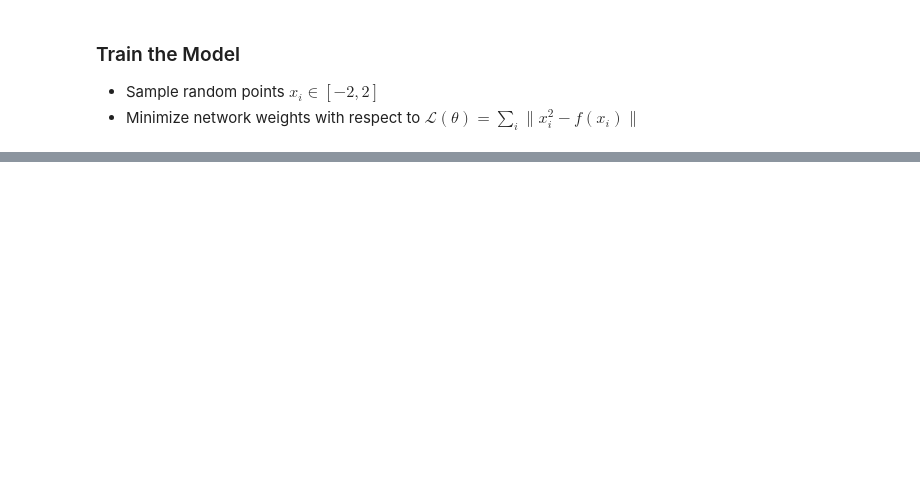
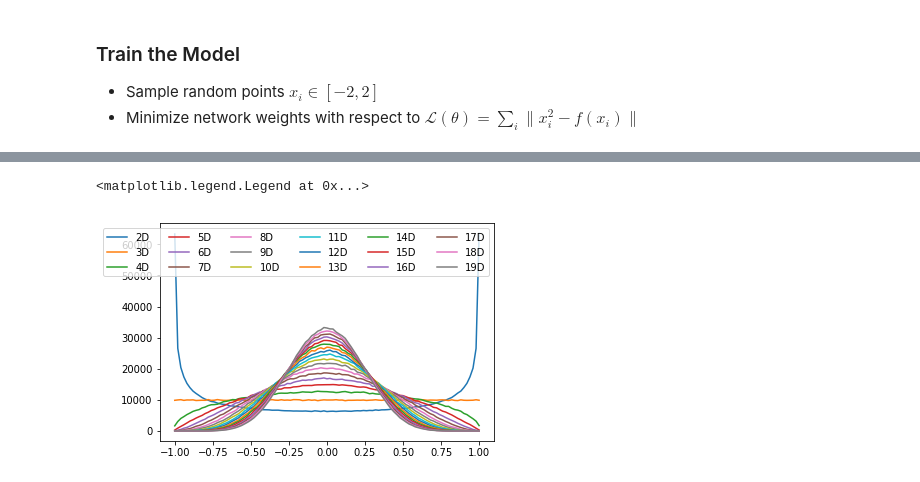
Before and after one commit to kheraAniruddh/Pytorch--Deep-Learning, a Jupyter notebook: TestTorch.ipynb, the cells around one changed output, grey strips where cells are left out. Saved outputs shown, nothing was run; the diff lists cells and outputs as text; code cells hidden in the pictures; blank space fills up the shorter version.

```diff
--- a/TestTorch.ipynb
+++ b/TestTorch.ipynb
@@ -561,0 +649,13 @@ Text(0,0.5,'loss')
+# %%
+bins = 101
+N = 1000
+d_range = range(2, 20)
+for d in d_range:
+    A = torch.nn.functional.normalize(torch.randn(N, d), 2, 1)
+    B = torch.nn.functional.normalize(torch.randn(N, d), 2, 1)
+    h = torch.histc((A @ B.t()).view(-1), bins, -1, 1)
+    plt.plot(torch.linspace(-1, 1, bins).numpy(), h.numpy())
+plt.legend([f'{d}D' for d in d_range], ncol=6)
+# %% [output]
+<matplotlib.legend.Legend at 0x...>
+[figure, added]
```
Also changed, not shown: parts of 28 cells of this notebook.
